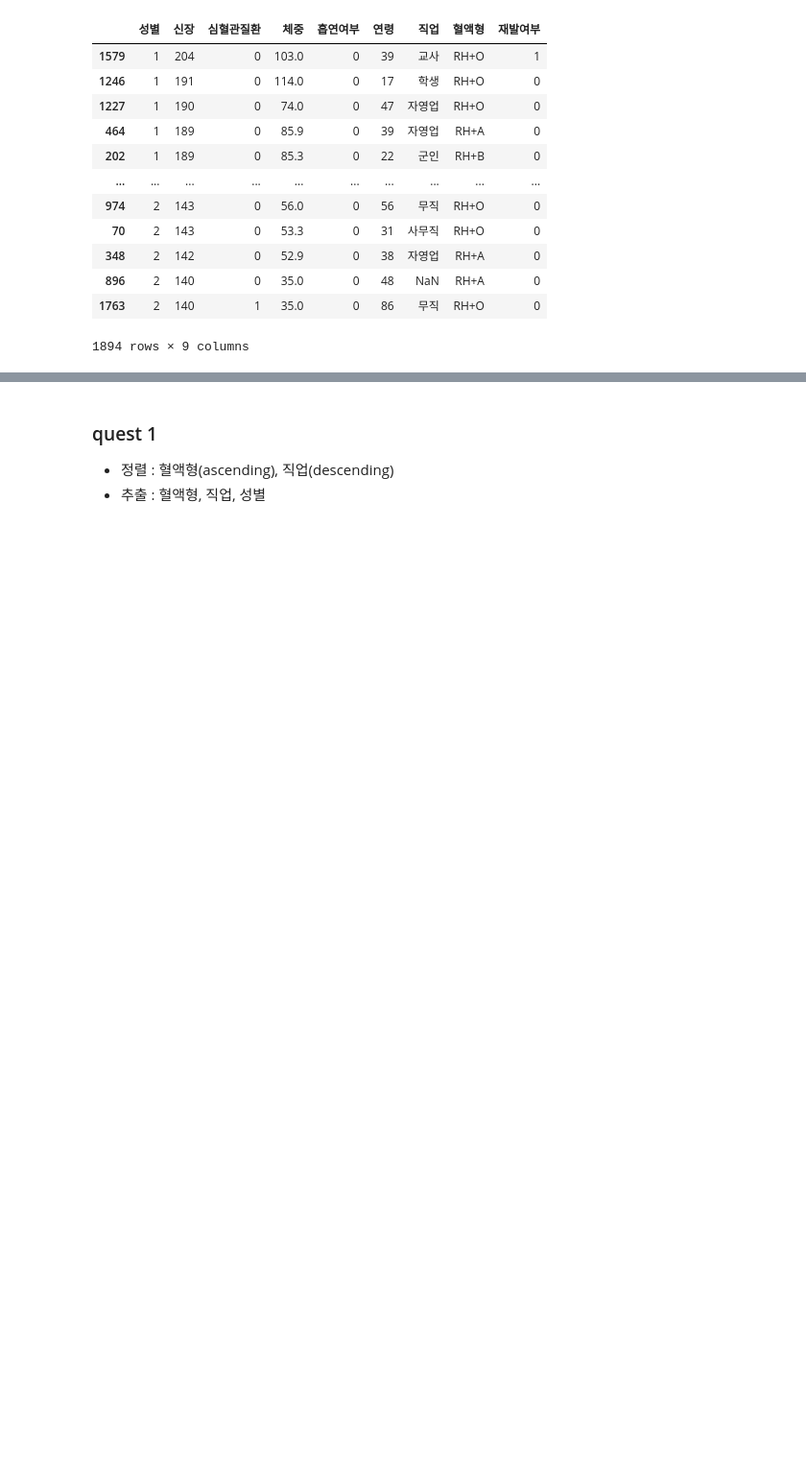
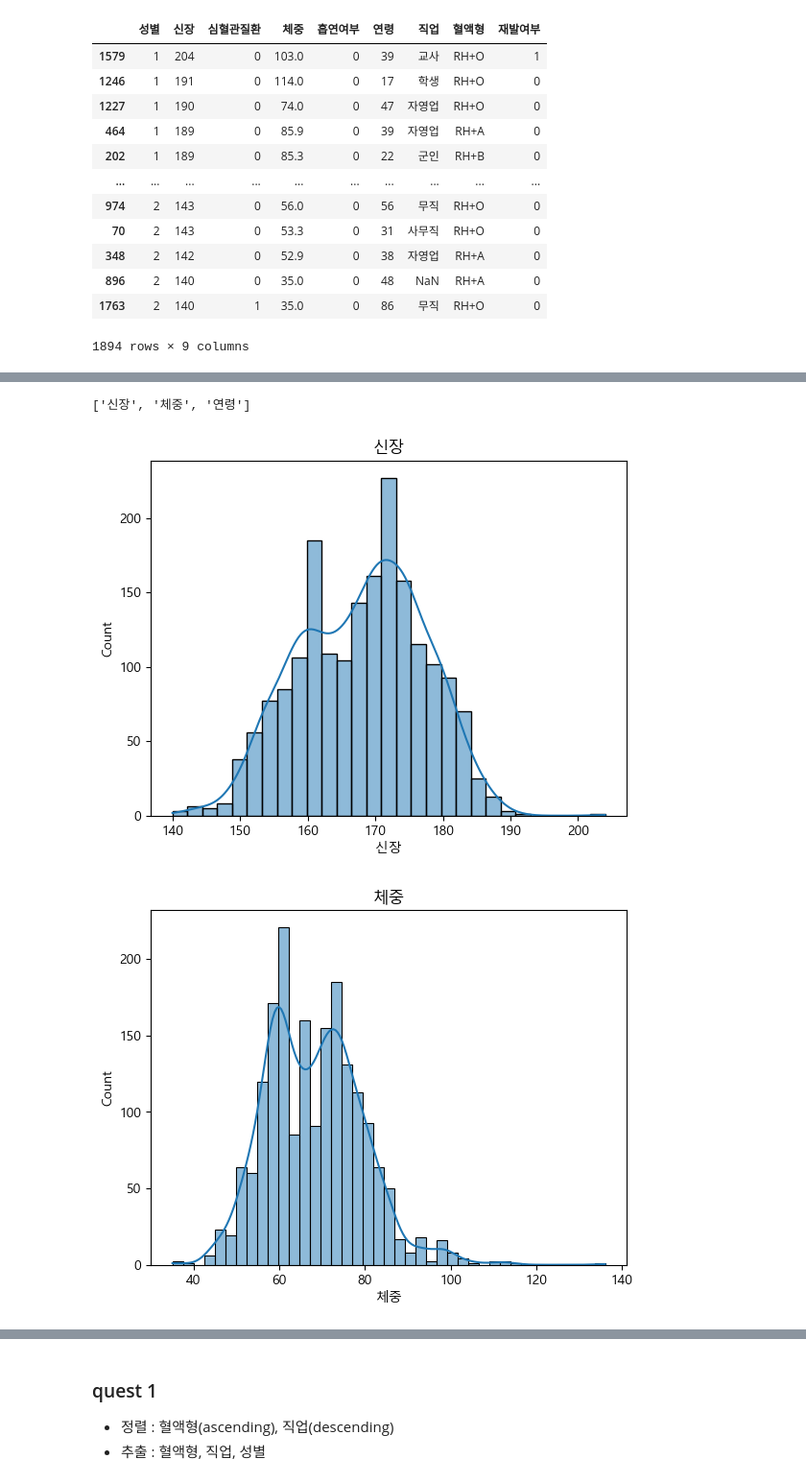
Before and after one commit to moonycode/study_data_analytics, a Jupyter notebook: codes/DDA/RecurrenceOfSurgery_DDA.ipynb, the cells around one changed output, grey strips where cells are left out. Shown at 96% size. Cells and saved outputs as stored; diff of their text form; code cells hidden in the pictures; blank space fills up the shorter version.

```diff
--- a/codes/DDA/RecurrenceOfSurgery_DDA.ipynb
+++ b/codes/DDA/RecurrenceOfSurgery_DDA.ipynb
@@ -183,0 +204,4 @@ forpatient_df_ROS.sort_values(by=['신장', '체중'], ascending=[False, False])
+# %%
+forpatient_df_ROS.loc['성별'] = forpatient_df_ROS['성별'].astype(str)
+# %%
+forpatient_df_ROS.loc['심혈관질환'] = forpatient_df_ROS['심혈관질환'].astype(str)
@@ -183,0 +221,19 @@ forpatient_df_ROS.sort_values(by=['신장', '체중'], ascending=[False, False])
+# %%
+con_list=forpatient_df_ROS.describe().columns.to_list()
+con_list
+# %% [output]
+['신장', '체중', '연령']
+# %%
+import matplotlib.pyplot as plt
+import matplotlib as mpl
+mpl.rc('font',family='Malgun Gothic')
+mpl.rcParams['axes.unicode_minus'] = False
+import seaborn as sns
+# %%
+for con_value in con_list :
+    sns.histplot(forpatient_df_ROS,x=con_value,kde=True)
+    plt.title(con_value)
+    plt.show()
+# %% [output]
+[figure, added]
+[figure, added]
```
Also changed, not shown: parts of 7 cells of this notebook, 2 other files.
